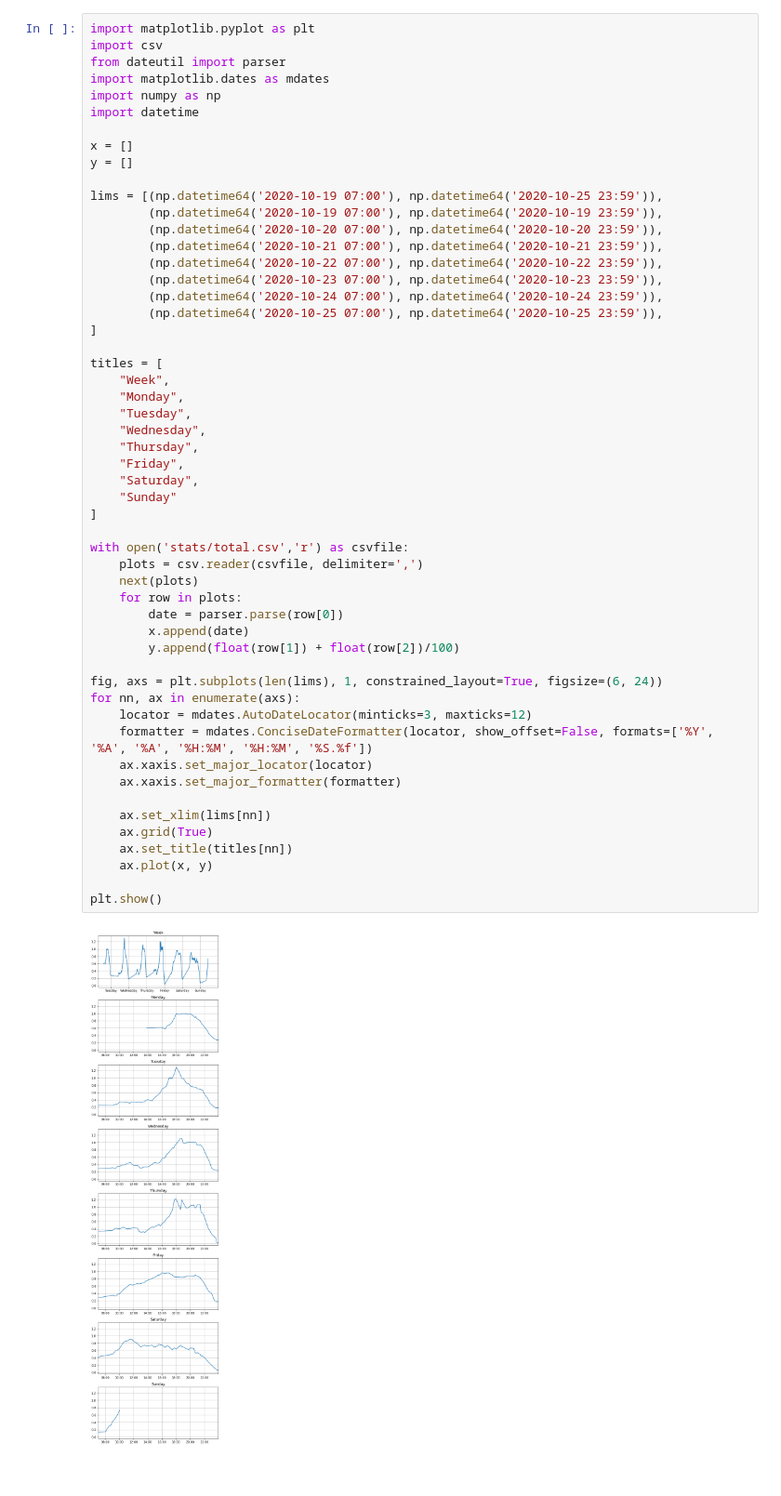
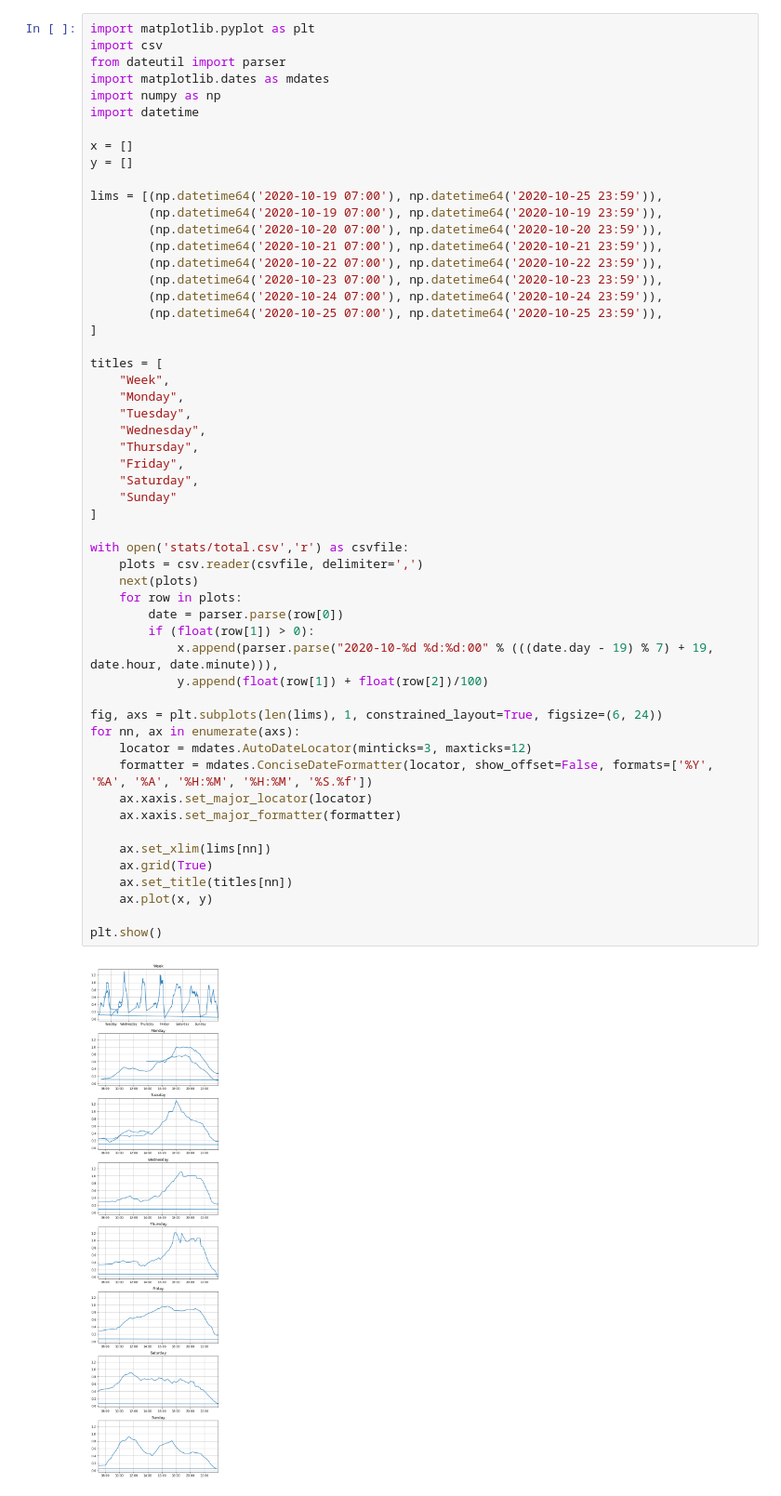
Before and after one commit to aeneasr/bwo-occupancy-scraper, a Jupyter notebook: analyze.ipynb, the cells around one changed output. Shown at 93% size. Saved outputs shown, nothing was run; the diff lists cells and outputs as text.

```diff
--- a/analyze.ipynb
+++ b/analyze.ipynb
@@ -23,33 +23,34 @@ titles = [
     "Week",
     "Monday",
     "Tuesday",
     "Wednesday",
     "Thursday",
     "Friday",
     "Saturday",
     "Sunday"
 ]
 
 with open('stats/total.csv','r') as csvfile:
     plots = csv.reader(csvfile, delimiter=',')
     next(plots)
     for row in plots:
         date = parser.parse(row[0])
-        x.append(date)
-        y.append(float(row[1]) + float(row[2])/100)
+        if (float(row[1]) > 0):
+            x.append(parser.parse("2020-10-%d %d:%d:00" % (((date.day - 19) % 7) + 19, date.hour, date.minute))),
+            y.append(float(row[1]) + float(row[2])/100)
 
 fig, axs = plt.subplots(len(lims), 1, constrained_layout=True, figsize=(6, 24))
 for nn, ax in enumerate(axs):
     locator = mdates.AutoDateLocator(minticks=3, maxticks=12)
     formatter = mdates.ConciseDateFormatter(locator, show_offset=False, formats=['%Y', '%A', '%A', '%H:%M', '%H:%M', '%S.%f'])
     ax.xaxis.set_major_locator(locator)
     ax.xaxis.set_major_formatter(formatter)
 
     ax.set_xlim(lims[nn])
     ax.grid(True)
     ax.set_title(titles[nn])
     ax.plot(x, y)
 
 plt.show()
 # %% [output]
-[figure, old version]
+[figure, new version]
```
